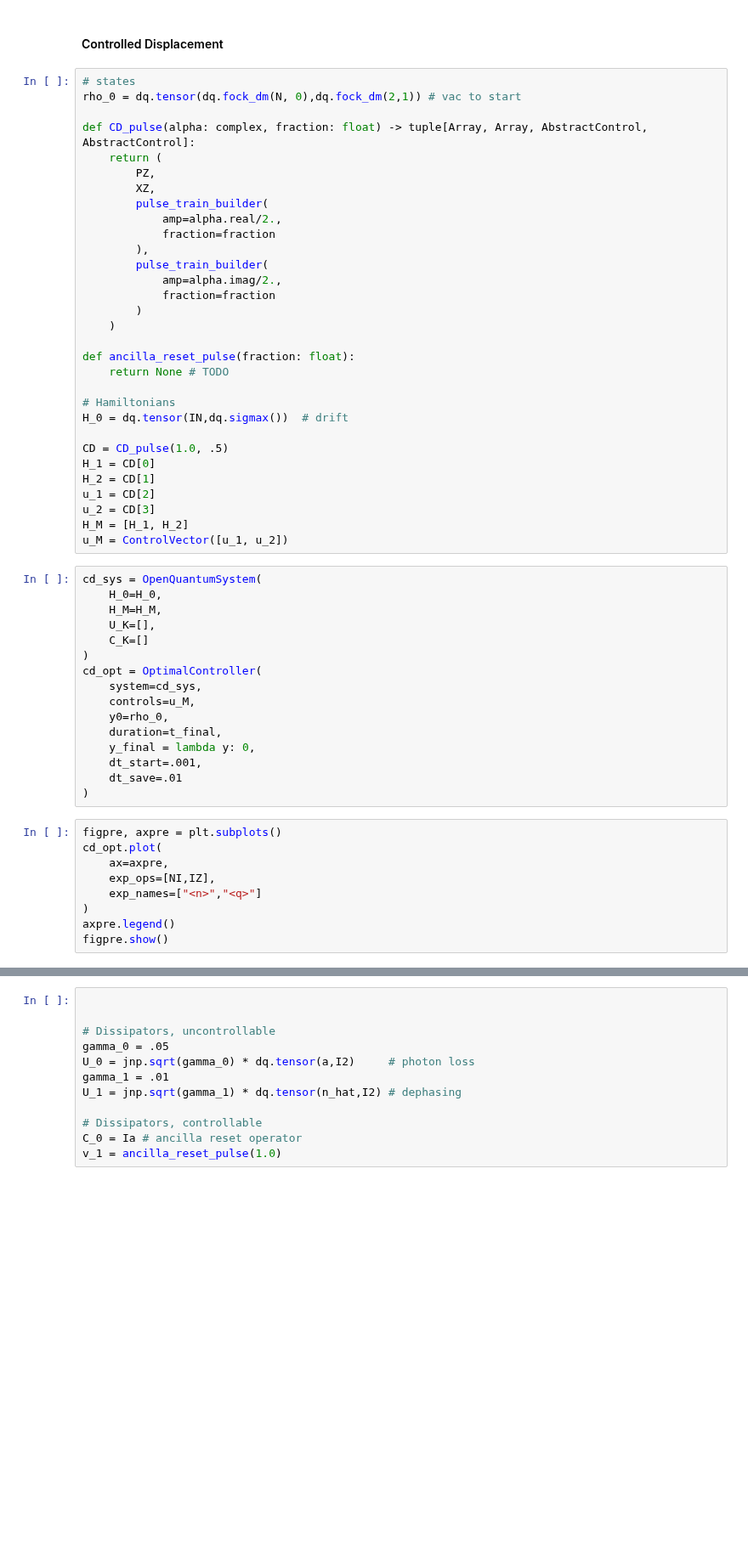
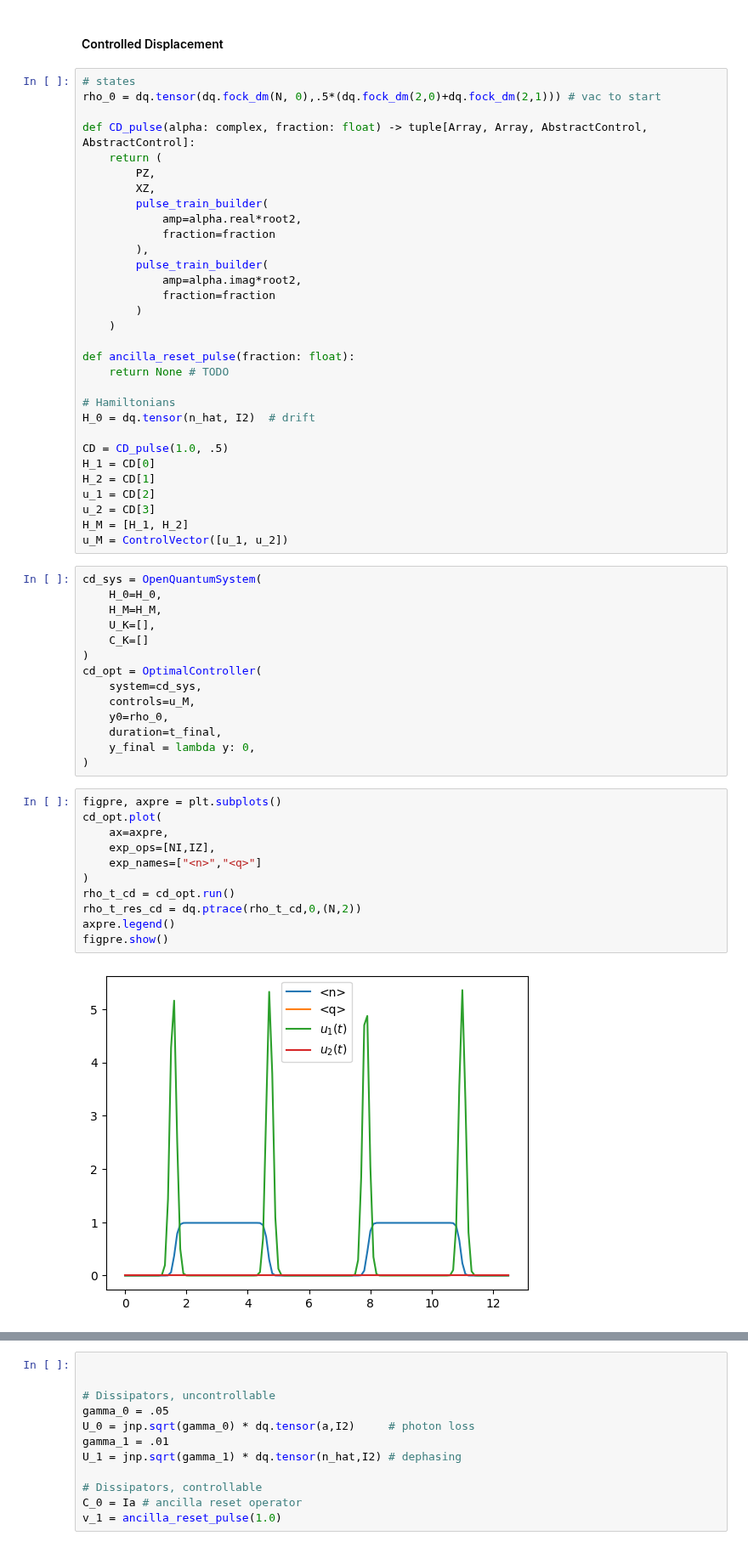
Before and after one commit to connorblake1/jiang-research, a Jupyter notebook: FiniteGKP/jax_FiniteGKP.ipynb, the cells around one changed output, grey strips where cells are left out. Shown at 85% size. Cells and saved outputs as stored; diff of their text form; blank space fills up the shorter version.

```diff
--- a/FiniteGKP/jax_FiniteGKP.ipynb
+++ b/FiniteGKP/jax_FiniteGKP.ipynb
@@ -643,18 +646,18 @@ dq.plot.wigner_gif(rho_t,xmax=7,ymax=7)
 #### Controlled Displacement
 # %%
 # states
-rho_0 = dq.tensor(dq.fock_dm(N, 0),dq.fock_dm(2,1)) # vac to start
+rho_0 = dq.tensor(dq.fock_dm(N, 0),.5*(dq.fock_dm(2,0)+dq.fock_dm(2,1))) # vac to start
 
 def CD_pulse(alpha: complex, fraction: float) -> tuple[Array, Array, AbstractControl, AbstractControl]:
     return (
         PZ,
         XZ,
         pulse_train_builder(
-            amp=alpha.real/2.,
+            amp=alpha.real*root2,
             fraction=fraction
         ),
         pulse_train_builder(
-            amp=alpha.imag/2.,
+            amp=alpha.imag*root2,
             fraction=fraction
         )
     )
@@ -663,7 +666,7 @@ def ancilla_reset_pulse(fraction: float):
     return None # TODO
 
 # Hamiltonians
-H_0 = dq.tensor(IN,dq.sigmax())  # drift
+H_0 = dq.tensor(n_hat, I2)  # drift
 
 CD = CD_pulse(1.0, .5)
 H_1 = CD[0]
@@ -685,15 +688,17 @@ cd_opt = OptimalController(
     y0=rho_0,
     duration=t_final,
     y_final = lambda y: 0,
-    dt_start=.001,
-    dt_save=.01
 )
 # %%
 figpre, axpre = plt.subplots()
 cd_opt.plot(
     ax=axpre,
     exp_ops=[NI,IZ],
     exp_names=["<n>","<q>"]
 )
+rho_t_cd = cd_opt.run()
+rho_t_res_cd = dq.ptrace(rho_t_cd,0,(N,2))
 axpre.legend()
 figpre.show()
+# %% [output]
+[figure, added]
```
Also changed, not shown: parts of 7 cells of this notebook, 1 other file.
